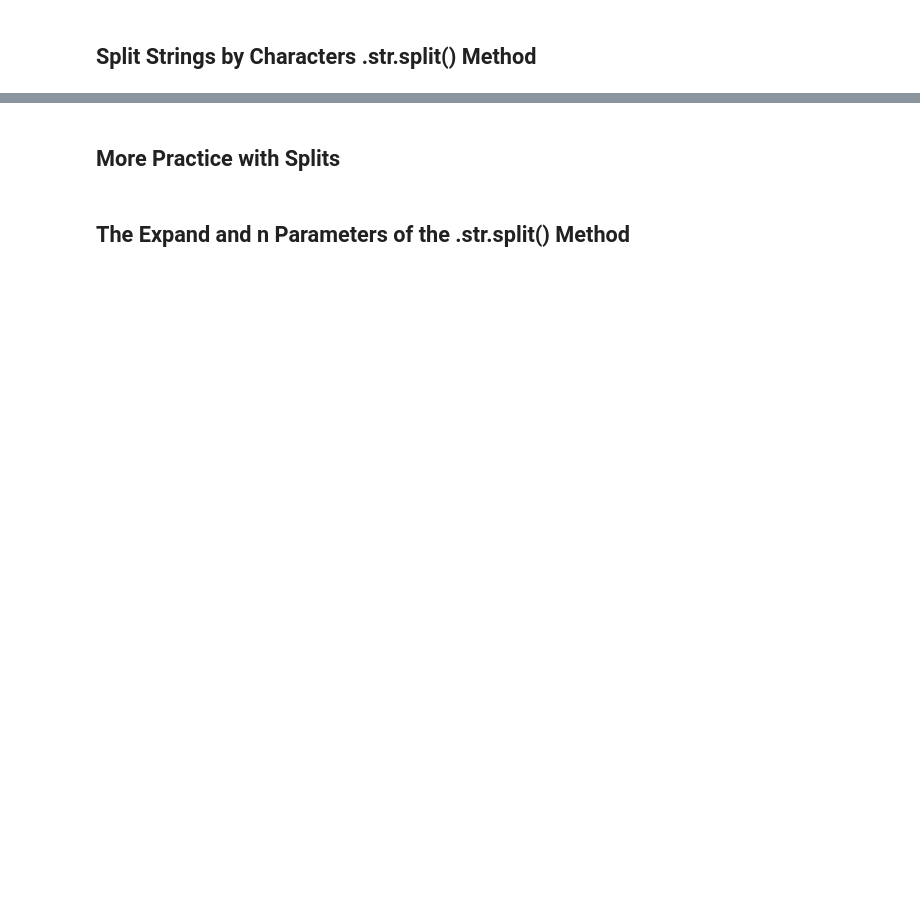
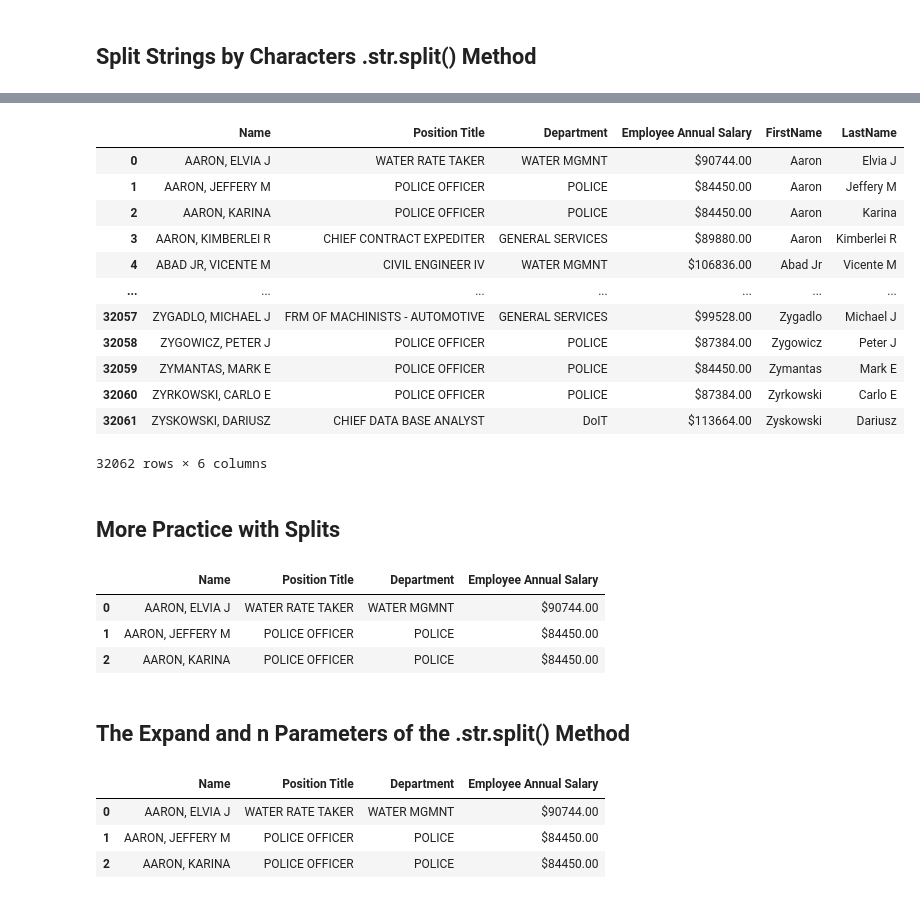
Before and after one commit to rsolter/Udemy-Courses, a Jupyter notebook: Udemy - Data Analysis with Pandas and Python/Section 06 - Working with Text Data.ipynb, the cells around one changed output, grey strips where cells are left out. Cells and saved outputs as stored; diff of their text form; code cells hidden in the pictures; blank space fills up the shorter version.

```diff
--- a/Udemy - Data Analysis with Pandas and Python/Section 06 - Working with Text Data.ipynb
+++ b/Udemy - Data Analysis with Pandas and Python/Section 06 - Working with Text Data.ipynb
@@ -13,2 +354,6 @@
 # %% [markdown]
 ## Split Strings by Characters .str.split() Method
+# %%
+chicago = pd.read_csv("chicago.csv").dropna(how="all")
+chicago["Department"] = chicago["Department"].astype("category")
+chicago.head(3)
@@ -15,2 +401,30 @@
+# %%
+chicago["FirstName"]=chicago["Name"].str.split(",").str.get(0).str.title()
+chicago["LastName"]=chicago["Name"].str.split(",").str.get(1).str.strip().str.split(" ").str.get(0).str.title()
+# %%
+chicago
+# %% [output]
+|  | Name | Position Title | Department | Employee Annual Salary | FirstName | LastName |
+| 0 | AARON, ELVIA J | WATER RATE TAKER | WATER MGMNT | $90744.00 | Aaron | Elvia J |
+| 1 | AARON, JEFFERY M | POLICE OFFICER | POLICE | $84450.00 | Aaron | Jeffery M |
+| 2 | AARON, KARINA | POLICE OFFICER | POLICE | $84450.00 | Aaron | Karina |
+| 3 | AARON, KIMBERLEI R | CHIEF CONTRACT EXPEDITER | GENERAL SERVICES | $89880.00 | Aaron | Kimberlei R |
+| 4 | ABAD JR, VICENTE M | CIVIL ENGINEER IV | WATER MGMNT | $106836.00 | Abad Jr | Vicente M |
+| ... | ... | ... | ... | ... | ... | ... |
+| 32057 | ZYGADLO, MICHAEL J | FRM OF MACHINISTS - AUTOMOTIVE | GENERAL SERVICES | $99528.00 | Zygadlo | Michael J |
+| 32058 | ZYGOWICZ, PETER J | POLICE OFFICER | POLICE | $87384.00 | Zygowicz | Peter J |
+| 32059 | ZYMANTAS, MARK E | POLICE OFFICER | POLICE | $84450.00 | Zymantas | Mark E |
+| 32060 | ZYRKOWSKI, CARLO E | POLICE OFFICER | POLICE | $87384.00 | Zyrkowski | Carlo E |
+| 32061 | ZYSKOWSKI, DARIUSZ | CHIEF DATA BASE ANALYST | DoIT | $113664.00 | Zyskowski | Dariusz |
+32062 rows × 6 columns
 # %% [markdown]
 ## More Practice with Splits
+# %%
+chicago = pd.read_csv("chicago.csv").dropna(how="all")
+chicago["Department"] = chicago["Department"].astype("category")
+chicago.head(3)
+# %% [output]
+|  | Name | Position Title | Department | Employee Annual Salary |
+| 0 | AARON, ELVIA J | WATER RATE TAKER | WATER MGMNT | $90744.00 |
+| 1 | AARON, JEFFERY M | POLICE OFFICER | POLICE | $84450.00 |
+| 2 | AARON, KARINA | POLICE OFFICER | POLICE | $84450.00 |
@@ -17,2 +433,11 @@
 # %% [markdown]
 ## The Expand and n Parameters of the .str.split() Method
+# %%
+chicago = pd.read_csv("chicago.csv").dropna(how="all")
+chicago["Department"] = chicago["Department"].astype("category")
+chicago.head(3)
+# %% [output]
+|  | Name | Position Title | Department | Employee Annual Salary |
+| 0 | AARON, ELVIA J | WATER RATE TAKER | WATER MGMNT | $90744.00 |
+| 1 | AARON, JEFFERY M | POLICE OFFICER | POLICE | $84450.00 |
+| 2 | AARON, KARINA | POLICE OFFICER | POLICE | $84450.00 |
```
Also changed, not shown: parts of 58 cells of this notebook.
